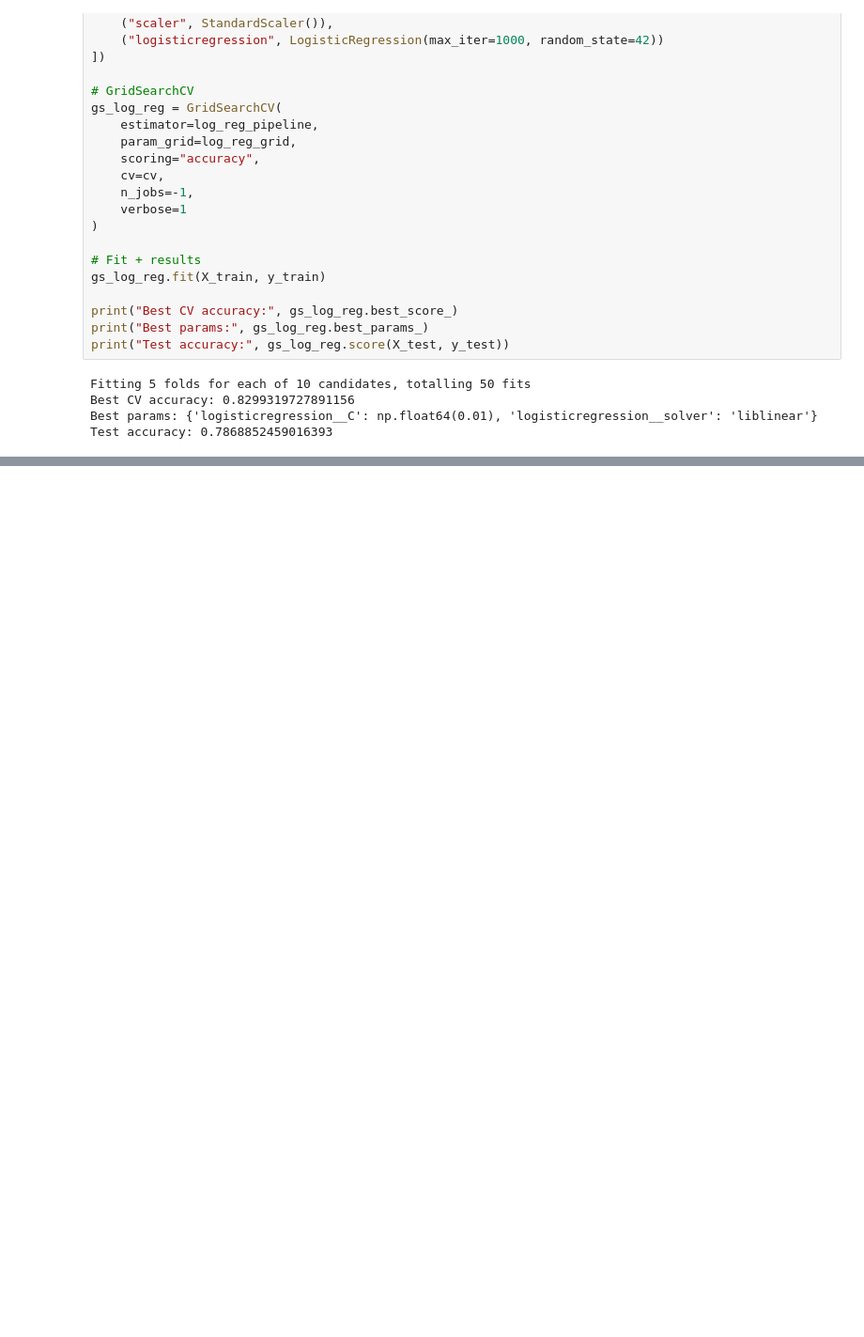
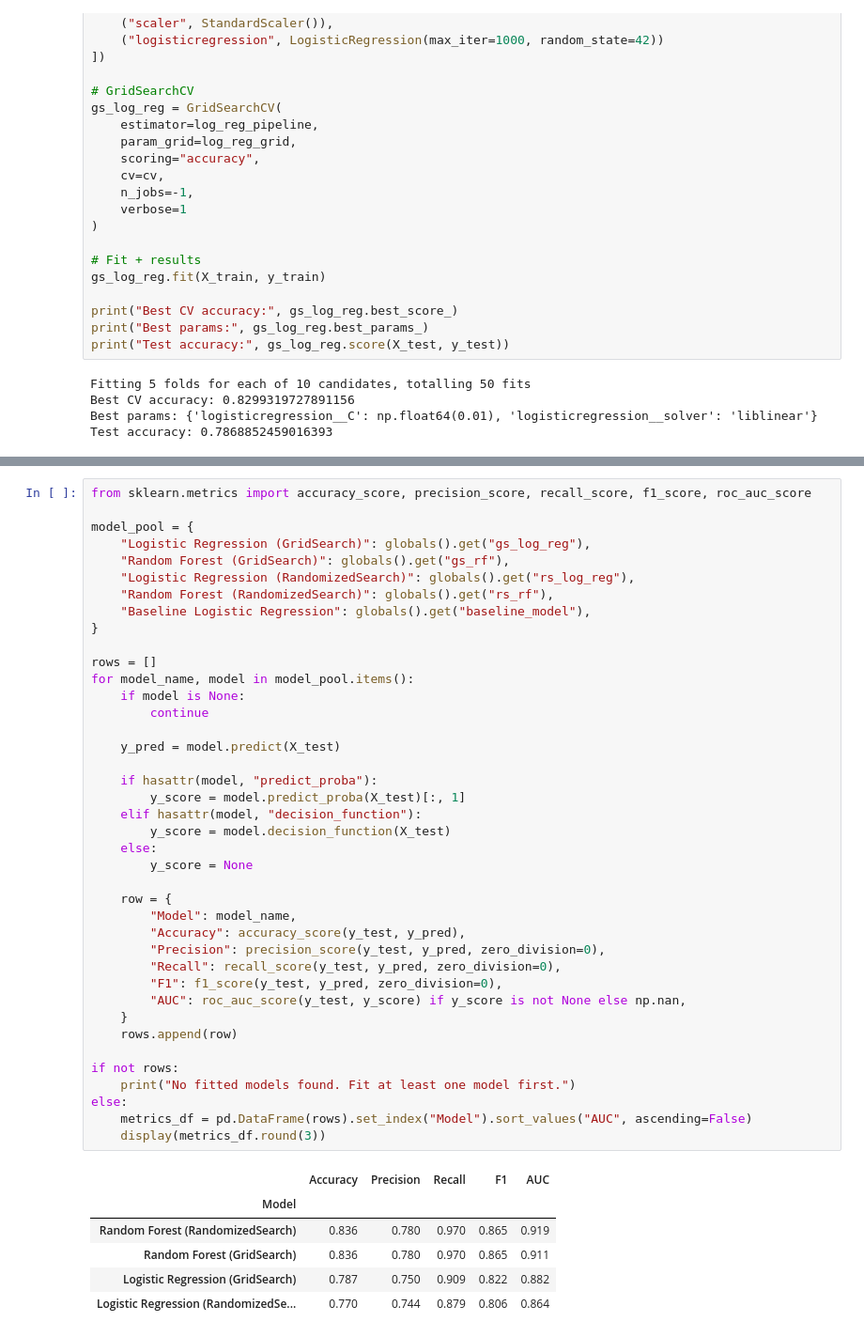
Before and after one commit to LukeOpany/disease_detection-, a Jupyter notebook: heart_disease.ipynb, the cells around one changed output, grey strips where cells are left out. Shown at 94% size. Saved outputs shown, nothing was run; the diff lists cells and outputs as text; blank space fills up the shorter version.

```diff
--- a/heart_disease.ipynb
+++ b/heart_disease.ipynb
@@ -520,0 +629,47 @@ Test accuracy: 0.7868852459016393
+# %%
+from sklearn.metrics import accuracy_score, precision_score, recall_score, f1_score, roc_auc_score
+
+model_pool = {
+    "Logistic Regression (GridSearch)": globals().get("gs_log_reg"),
+    "Random Forest (GridSearch)": globals().get("gs_rf"),
+    "Logistic Regression (RandomizedSearch)": globals().get("rs_log_reg"),
+    "Random Forest (RandomizedSearch)": globals().get("rs_rf"),
+    "Baseline Logistic Regression": globals().get("baseline_model"),
+}
+
+rows = []
+for model_name, model in model_pool.items():
+    if model is None:
+        continue
+
+    y_pred = model.predict(X_test)
+
+    if hasattr(model, "predict_proba"):
+        y_score = model.predict_proba(X_test)[:, 1]
+    elif hasattr(model, "decision_function"):
+        y_score = model.decision_function(X_test)
+    else:
+        y_score = None
+
+    row = {
+        "Model": model_name,
+        "Accuracy": accuracy_score(y_test, y_pred),
+        "Precision": precision_score(y_test, y_pred, zero_division=0),
+        "Recall": recall_score(y_test, y_pred, zero_division=0),
+        "F1": f1_score(y_test, y_pred, zero_division=0),
+        "AUC": roc_auc_score(y_test, y_score) if y_score is not None else np.nan,
+    }
+    rows.append(row)
+
+if not rows:
+    print("No fitted models found. Fit at least one model first.")
+else:
+    metrics_df = pd.DataFrame(rows).set_index("Model").sort_values("AUC", ascending=False)
+    display(metrics_df.round(3))
+# %% [output]
+|  | Accuracy | Precision | Recall | F1 | AUC |
+| Model |  |  |  |  |  |
+| Random Forest (RandomizedSearch) | 0.836 | 0.780 | 0.970 | 0.865 | 0.919 |
+| Random Forest (GridSearch) | 0.836 | 0.780 | 0.970 | 0.865 | 0.911 |
+| Logistic Regression (GridSearch) | 0.787 | 0.750 | 0.909 | 0.822 | 0.882 |
+| Logistic Regression (RandomizedSe... | 0.770 | 0.744 | 0.879 | 0.806 | 0.864 |
```
Also changed, not shown: parts of 8 cells of this notebook.
